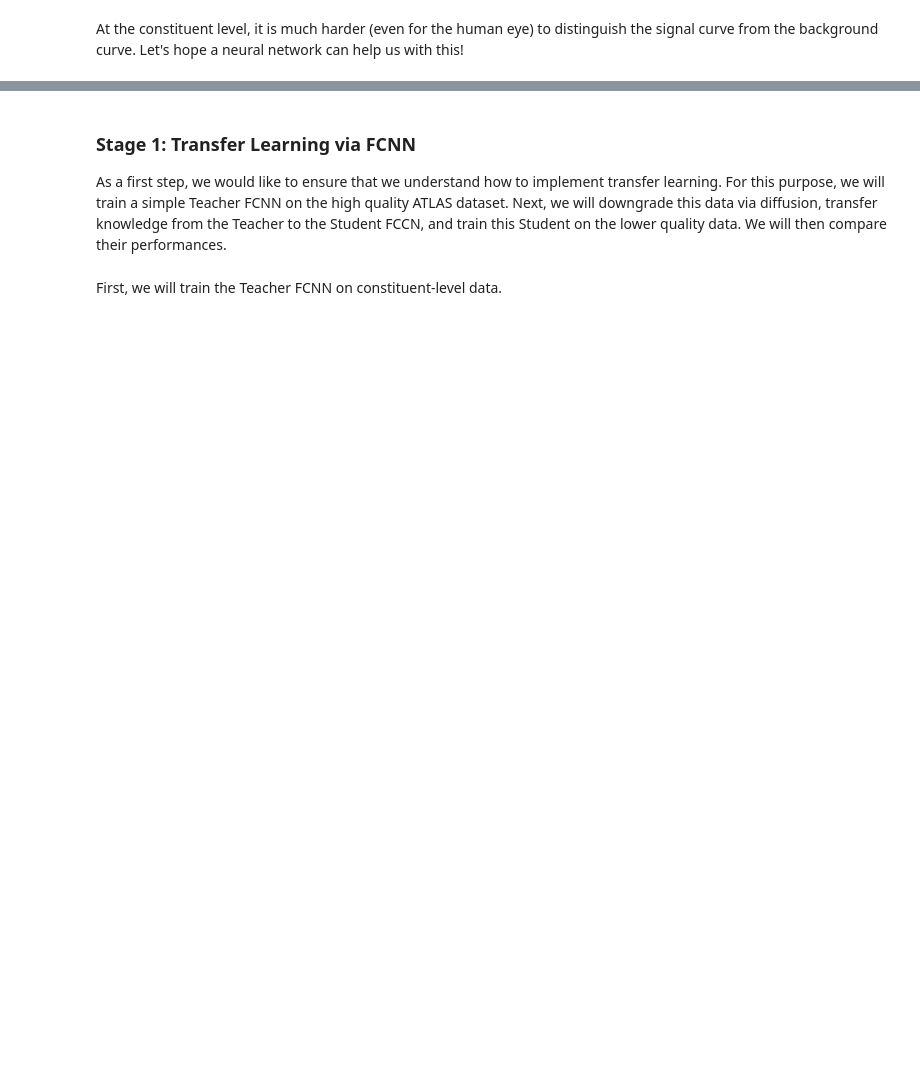
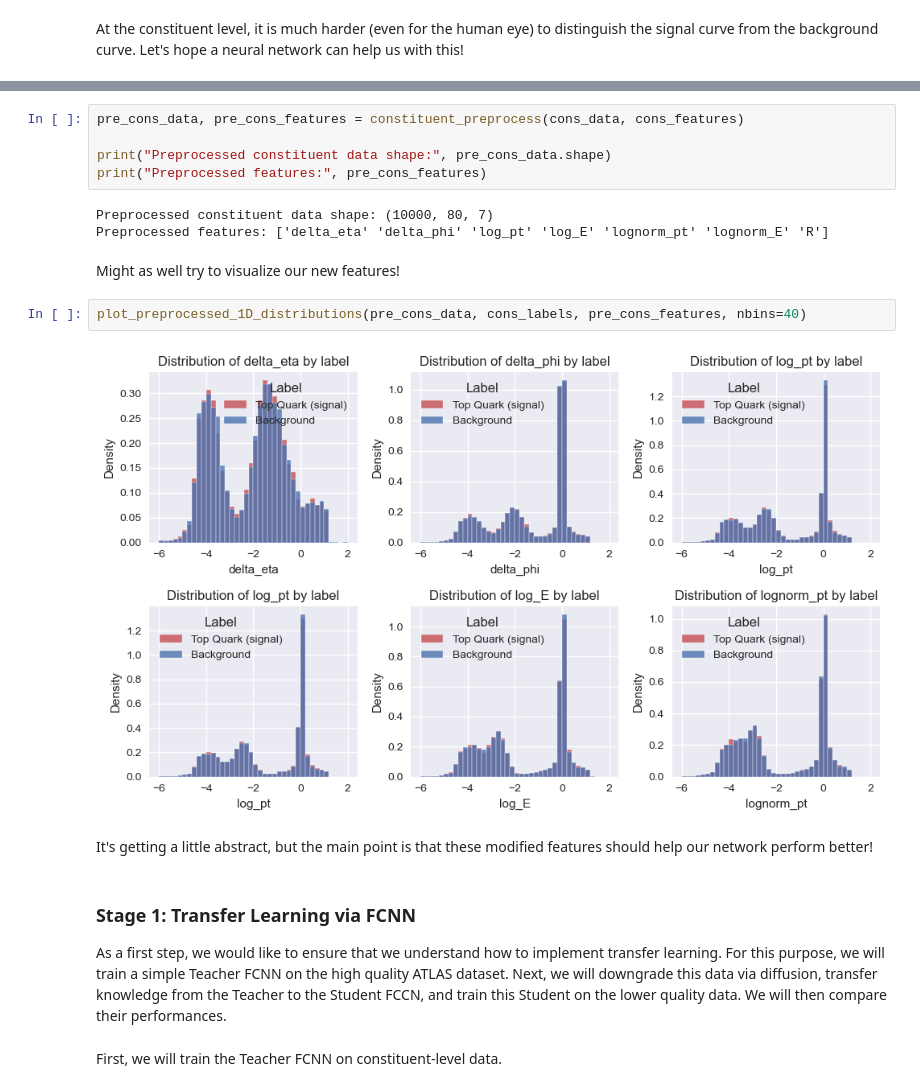
Before and after one commit to baron-de-montblanc/DL-Final-Project, a Jupyter notebook: workbook_FCNN.ipynb, the cells around one changed output, grey strips where cells are left out. Drawn from its saved outputs; the diff is of its cells as text; blank space fills up the shorter version.

Commit message:
made some major changes to the preprocessing pipeline, we now have seven features to work with instead of four

```diff
--- a/workbook_FCNN.ipynb
+++ b/workbook_FCNN.ipynb
@@ -67,3 +76,19 @@ At the constituent level, it is much harder (even for the human eye) to distingu
+# %%
+pre_cons_data, pre_cons_features = constituent_preprocess(cons_data, cons_features)
+
+print("Preprocessed constituent data shape:", pre_cons_data.shape)
+print("Preprocessed features:", pre_cons_features)
+# %% [output]
+Preprocessed constituent data shape: (10000, 80, 7)
+Preprocessed features: ['delta_eta' 'delta_phi' 'log_pt' 'log_E' 'lognorm_pt' 'lognorm_E' 'R']
+# %% [markdown]
+Might as well try to visualize our new features!
+# %%
+plot_preprocessed_1D_distributions(pre_cons_data, cons_labels, pre_cons_features, nbins=40)
+# %% [output]
+[figure, added]
+# %% [markdown]
+It's getting a little abstract, but the main point is that these modified features should help our network perform better!
 # %% [markdown]
 ### Stage 1: Transfer Learning via FCNN
 
```
Also changed, not shown: parts of 11 cells of this notebook, 4 other files.
